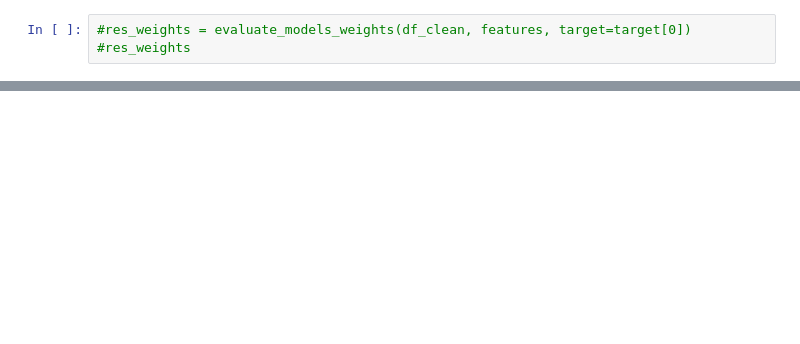
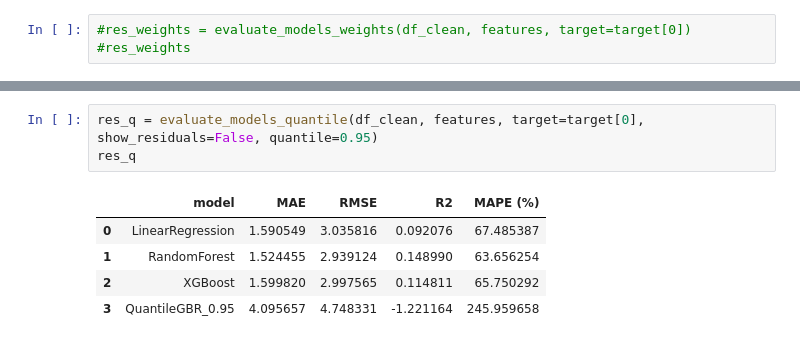
Before and after one commit to RayBasilio123/Flotation, a Jupyter notebook: flotation_prediction/playground.ipynb, the cells around one changed output, grey strips where cells are left out. Saved outputs shown, nothing was run; the diff lists cells and outputs as text; blank space fills up the shorter version.

```diff
--- a/flotation_prediction/playground.ipynb
+++ b/flotation_prediction/playground.ipynb
@@ -108,0 +116,9 @@ TypeError: 'bool' object is not callable
+# %%
+res_q = evaluate_models_quantile(df_clean, features, target=target[0], show_residuals=False, quantile=0.95)
+res_q
+# %% [output]
+|  | model | MAE | RMSE | R2 | MAPE (%) |
+| 0 | LinearRegression | 1.590549 | 3.035816 | 0.092076 | 67.485387 |
+| 1 | RandomForest | 1.524455 | 2.939124 | 0.148990 | 63.656254 |
+| 2 | XGBoost | 1.599820 | 2.997565 | 0.114811 | 65.750292 |
+| 3 | QuantileGBR_0.95 | 4.095657 | 4.748331 | -1.221164 | 245.959658 |
```
Also changed, not shown: parts of 10 cells of this notebook, 2 other files.
